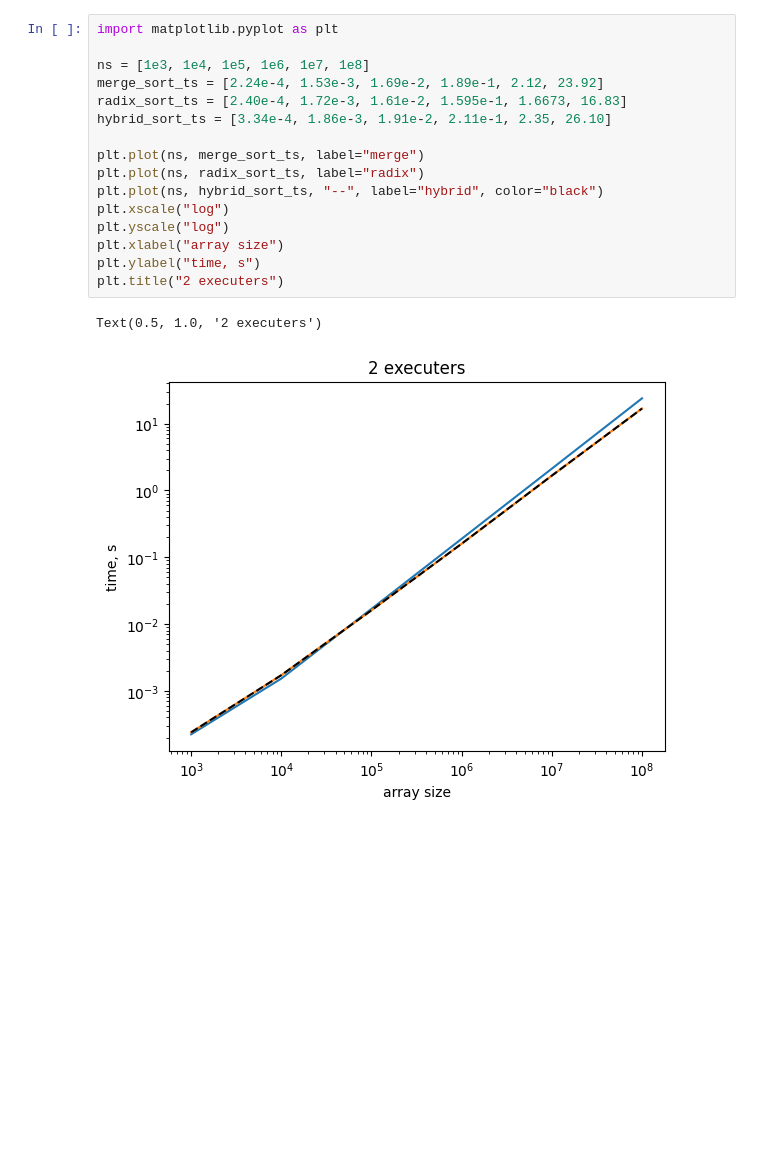
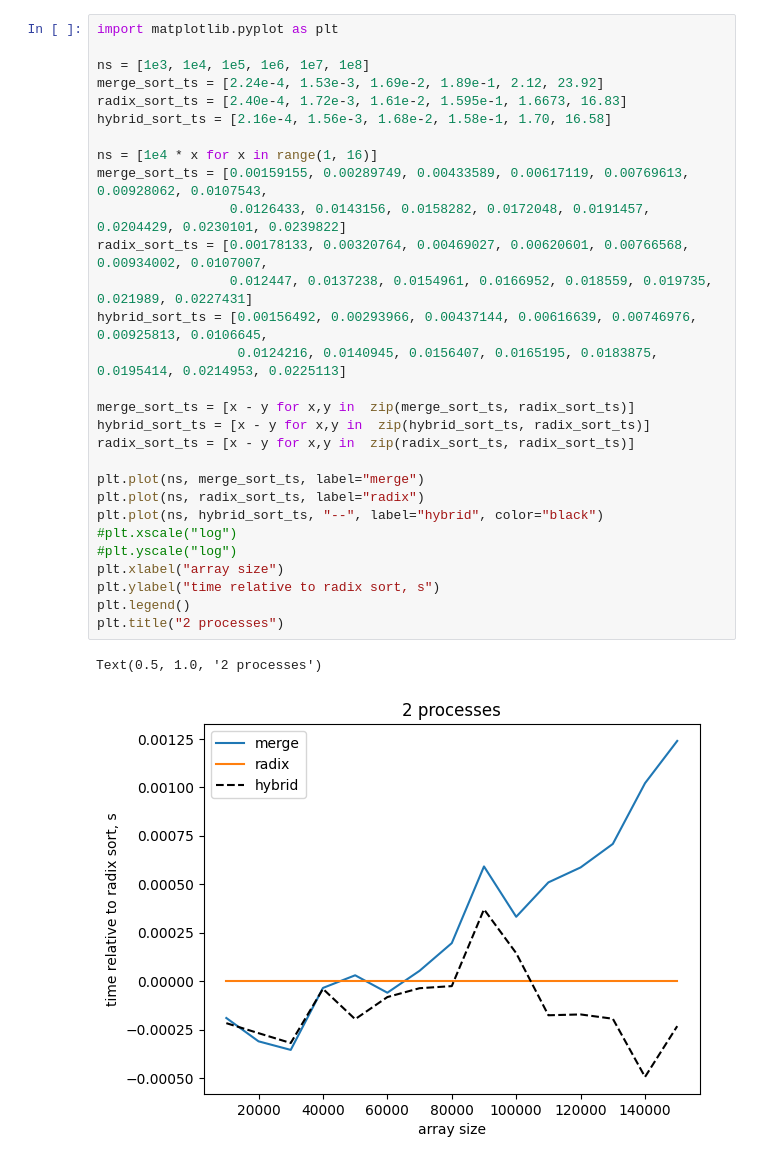
Before and after one commit to VoyakaGOD/parallel_programming, a Jupyter notebook: special_tasks/sorting/benchmarks.ipynb, the cells around one changed output. Cells and saved outputs as stored; diff of their text form; blank space fills up the shorter version.

```diff
--- a/special_tasks/sorting/benchmarks.ipynb
+++ b/special_tasks/sorting/benchmarks.ipynb
@@ -1,19 +13,32 @@
 # %%
 import matplotlib.pyplot as plt
 
 ns = [1e3, 1e4, 1e5, 1e6, 1e7, 1e8]
 merge_sort_ts = [2.24e-4, 1.53e-3, 1.69e-2, 1.89e-1, 2.12, 23.92]
 radix_sort_ts = [2.40e-4, 1.72e-3, 1.61e-2, 1.595e-1, 1.6673, 16.83]
-hybrid_sort_ts = [3.34e-4, 1.86e-3, 1.91e-2, 2.11e-1, 2.35, 26.10]
+hybrid_sort_ts = [2.16e-4, 1.56e-3, 1.68e-2, 1.58e-1, 1.70, 16.58]
+
+ns = [1e4 * x for x in range(1, 16)]
+merge_sort_ts = [0.00159155, 0.00289749, 0.00433589, 0.00617119, 0.00769613, 0.00928062, 0.0107543,
+                 0.0126433, 0.0143156, 0.0158282, 0.0172048, 0.0191457, 0.0204429, 0.0230101, 0.0239822]
+radix_sort_ts = [0.00178133, 0.00320764, 0.00469027, 0.00620601, 0.00766568, 0.00934002, 0.0107007,
+                 0.012447, 0.0137238, 0.0154961, 0.0166952, 0.018559, 0.019735, 0.021989, 0.0227431]
+hybrid_sort_ts = [0.00156492, 0.00293966, 0.00437144, 0.00616639, 0.00746976, 0.00925813, 0.0106645,
+                  0.0124216, 0.0140945, 0.0156407, 0.0165195, 0.0183875, 0.0195414, 0.0214953, 0.0225113]
+
+merge_sort_ts = [x - y for x,y in  zip(merge_sort_ts, radix_sort_ts)]
+hybrid_sort_ts = [x - y for x,y in  zip(hybrid_sort_ts, radix_sort_ts)]
+radix_sort_ts = [x - y for x,y in  zip(radix_sort_ts, radix_sort_ts)]
 
 plt.plot(ns, merge_sort_ts, label="merge")
 plt.plot(ns, radix_sort_ts, label="radix")
 plt.plot(ns, hybrid_sort_ts, "--", label="hybrid", color="black")
-plt.xscale("log")
-plt.yscale("log")
+#plt.xscale("log")
+#plt.yscale("log")
 plt.xlabel("array size")
-plt.ylabel("time, s")
-plt.title("2 executers")
+plt.ylabel("time relative to radix sort, s")
+plt.legend()
+plt.title("2 processes")
 # %% [output]
-Text(0.5, 1.0, '2 executers')
+Text(0.5, 1.0, '2 processes')
-[figure, old version]
+[figure, new version]
```
Also changed, not shown: parts of 5 cells of this notebook.
